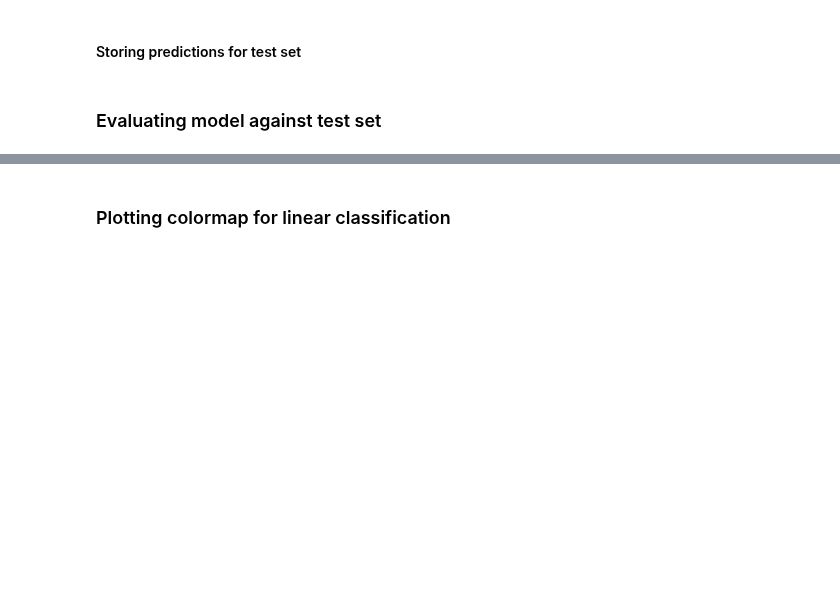
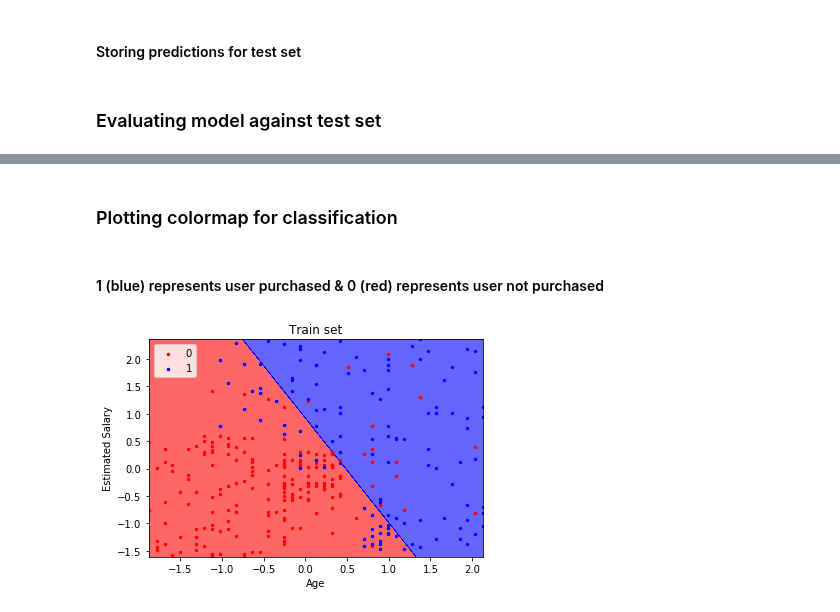
Before and after one commit to vaibhavyesalwad/Machine-Learning-using-libraries, a Jupyter notebook: Classification/Logistic Regression/01_PredictAdClickOrNot.ipynb, the cells around one changed output, grey strips where cells are left out. Saved outputs shown, nothing was run; the diff lists cells and outputs as text; code cells hidden in the pictures; blank space fills up the shorter version.

```diff
--- a/Classification/Logistic Regression/01_PredictAdClickOrNot.ipynb
+++ b/Classification/Logistic Regression/01_PredictAdClickOrNot.ipynb
@@ -17,12 +37,12 @@ social_network_data.info()       # observing datatypes of different columns & ch
 # %%
 # column of user id & Gender are not required for prediction so dropping it
-social_network_data.drop(['User ID','Gender'], axis=1, inplace=True)
-social_network_data.head()
+features = ['Age', 'EstimatedSalary']
+label = 'Purchased'
 # %% [markdown]
 #### Separating out feature colums & label column
 # %%
-x_values = social_network_data.iloc[:,:-1].values
-y_values = social_network_data.iloc[:,-1].values
+x_values = social_network_data.loc[:,features].values
+y_values = social_network_data.loc[:,label].values
 # %%
 from sklearn.preprocessing import StandardScaler
 
@@ -54,36 +99,9 @@ print(f'Confusion matrix:\n {confusion_matrix(test_y_values, test_prediction)}')
 # %% [markdown]
-### Plotting colormap for linear classification
+### Plotting colormap for  classification
-# %%
-from matplotlib.colors import ListedColormap
-
-def plot_colormap(x_set, y_set, title):
-    """Function plots colormap showing linear classification using decision boundary"""
-    # createting grid of continuous points in given range of values from two columns of feature
-    # meshgrid returns matrices for their cartesian product after giving set of arrays
-    x1_grids, x2_grids = np.meshgrid(np.arange(x_set[:,0].min(), x_set[:,0].max(), 0.001),
-                            np.arange(x_set[:,1].min(), x_set[:,1].max(), 0.001))
-
-    # we are patitioning data-ponts using decision boundary so coloring area on either side
-    # created feature matrix for area/continuous values from grid points from 2 features
-    x_continuous_values = np.array([x1_grids.flatten(), x2_grids.flatten()]).T
-
-    # plotting area i.e continuous points & classification using regressor prediction
-    plt.contourf(x1_grids, x2_grids, classifier.predict(x_continuous_values).reshape(x1_grids.shape),
-                alpha=0.6, cmap= ListedColormap(('red', 'blue')))
-
-    #
-    plt.xlim(x1_grids.min(), x1_grids.max())
-    plt.ylim(x2_grids.min(), x2_grids.max())
-
-    # plotting actual classified data-points/observations with thier repective category
-    for j in np.unique(y_set):
-        plt.scatter(x_set[y_set == j, 0], x_set[y_set == j, 1],
-                   c=('red', 'blue')[j], label=j, s=6)
-    plt.xlabel('Age')
-    plt.ylabel('Estimated Salary')     # labeling axes
-    plt.legend()
-    plt.title(title)
-    plt.show()
+# %% [markdown]
+#### 1 (blue) represents user purchased & 0 (red) represents user not purchased
 # %%
-plot_colormap(train_x_values, train_y_values, 'Train set')
+plot_colormap(train_x_values, train_y_values, classifier,'Train set')
+# %% [output]
+[figure, added]
 # %%
```
Also changed, not shown: parts of 8 cells of this notebook.
